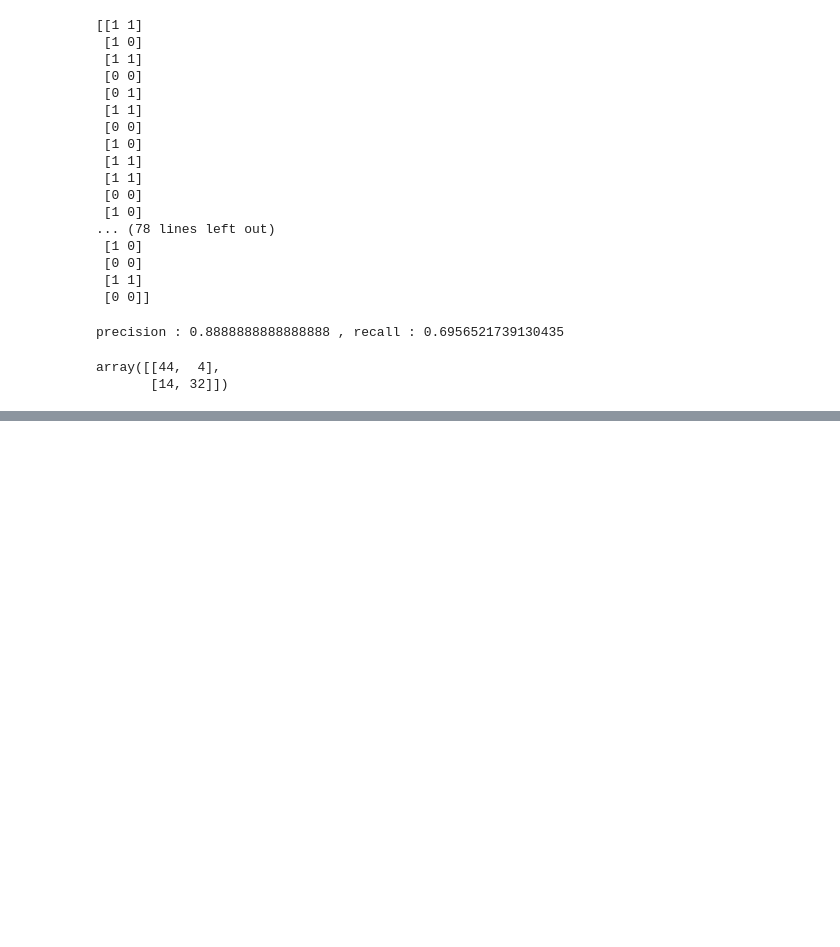
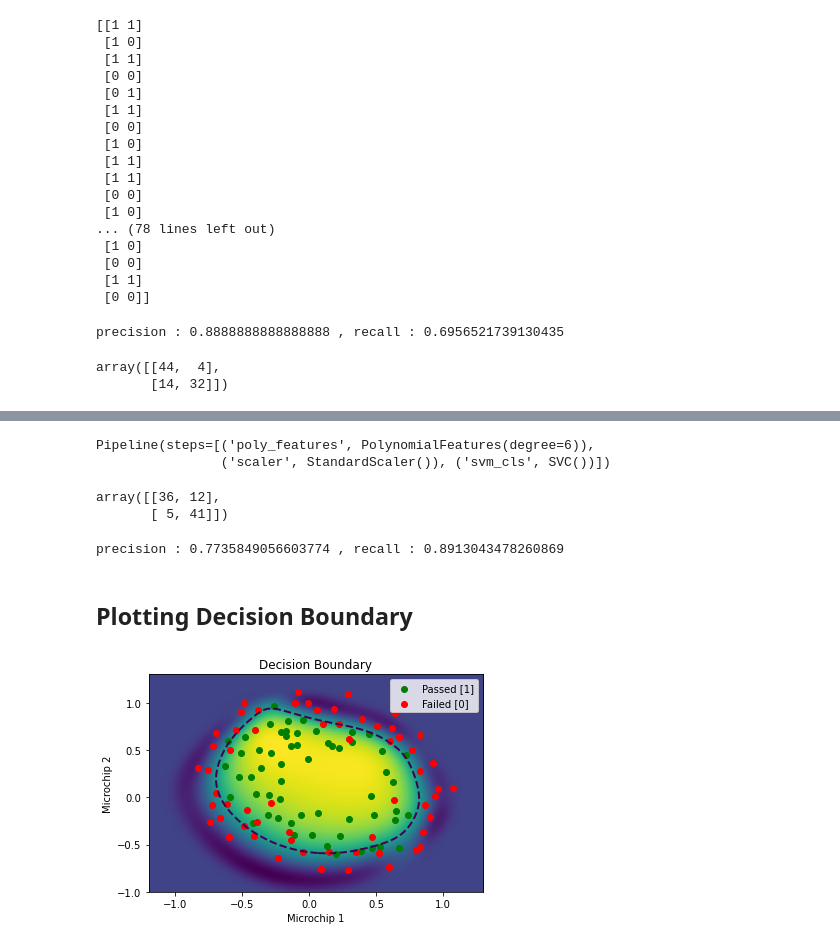
Before and after one commit to harihara-rajan/machine-learning, a Jupyter notebook: 02_logistic_regression/non_linear_logistic_regression.ipynb, the cells around one changed output, grey strips where cells are left out. Drawn from its saved outputs; the diff is of its cells as text; code cells hidden in the pictures; blank space fills up the shorter version.

Commit message:
feature scaled and performed SVC and plotted Decision Boundary

```diff
--- a/02_logistic_regression/non_linear_logistic_regression.ipynb
+++ b/02_logistic_regression/non_linear_logistic_regression.ipynb
@@ -150,0 +159,10 @@ array([[44,  4],
+# %%
+pipeline_svm = Pipeline([
+                        ('poly_features',PolynomialFeatures(degree=6)),
+                        ('scaler',StandardScaler()),
+                        ('svm_cls',SVC(kernel='rbf'))
+                        ])
+pipeline_svm.fit(X_train,y_train)
+# %% [output]
+Pipeline(steps=[('poly_features', PolynomialFeatures(degree=6)),
+                ('scaler', StandardScaler()), ('svm_cls', SVC())])
@@ -150,0 +172,36 @@ array([[44,  4],
+# %%
+conf_matrix
+# %% [output]
+array([[36, 12],
+       [ 5, 41]])
+# %%
+p_score = precision_score(y_train, pipeline_svm.predict(X_train).reshape(len(y_train),1))
+rc_score = recall_score(y_train, pipeline_svm.predict(X_train).reshape(len(y_train),1))
+print("precision : {} , recall : {}".format(p_score,rc_score))
+# %% [output]
+precision : 0.7735849056603774 , recall : 0.8913043478260869
+# %% [markdown]
+## Plotting Decision Boundary
+# %%
+xx, yy = np.meshgrid(np.linspace(-1.2,1.3, 500),
+                     np.linspace(-1,1.3, 500))
+Z = pipeline_svm.decision_function(np.c_[xx.ravel(), yy.ravel()])
+Z = Z.reshape(xx.shape)
+plt.imshow(Z, interpolation='nearest',
+           extent=(xx.min(), xx.max(), yy.min(), yy.max()), aspect='auto',
+           origin='lower', cmap='viridis')
+contours = plt.contour(xx, yy, Z, levels=[0], linewidths=2,
+                       linestyles='dashed')
+plt.scatter(m1[pos[0]],m2[pos[0]], c='g',label="Passed [1]")
+plt.scatter(m1[neg[0]],m2[neg[0]], c='r',label="Failed [0]")
+plt.title("Decision Boundary")
+plt.xlabel("Microchip 1")
+plt.ylabel("Microchip 2")
+plt.savefig('savefig.svg',dpi=None, facecolor='w', edgecolor='w',
+        orientation='portrait', papertype=None, format=None,
+        transparent=True,
+        metadata=None)
+plt.legend()
+plt.show()
+# %% [output]
+[figure, added]
```
Also changed, not shown: parts of 3 cells of this notebook.
